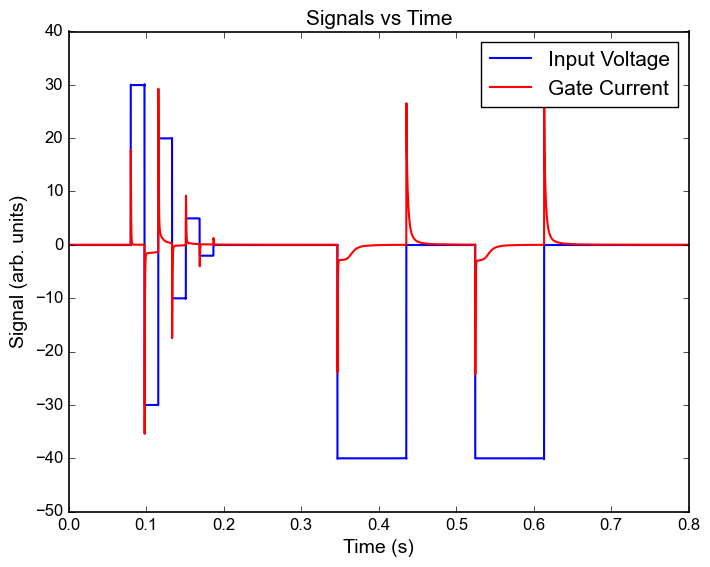
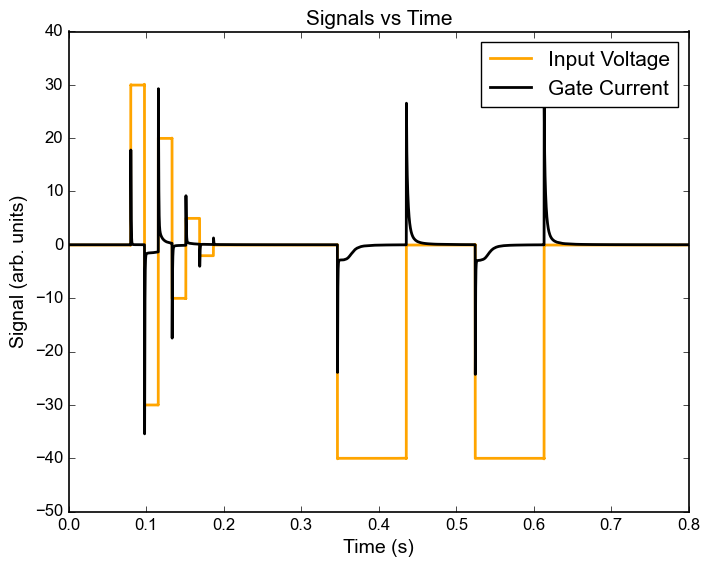
Unified diff of the notebook cell whose output changed from the first chart to the second:
--- before
+++ after
@@ -16,6 +16,6 @@
 
 
-plt.plot(t, V_in, label='Input Voltage', lw = 1.5, color = 'blue')
-plt.plot(t, V_R*10, label='Gate Current', lw = 1.5, color = 'red')
+plt.plot(t, V_in, label='Input Voltage', lw = 2, color = 'orange')
+plt.plot(t, V_R*10, label='Gate Current', lw = 2, color = 'k')
 # plt.plot(t, V_C, label='V_C', lw = 1.5, color = 'orange')
 # plt.plot(t, main_trigger, label='Main Trigger', lw = 1.5, color = 'red')

Commit: Update DLTS_PS9_2.ipynb